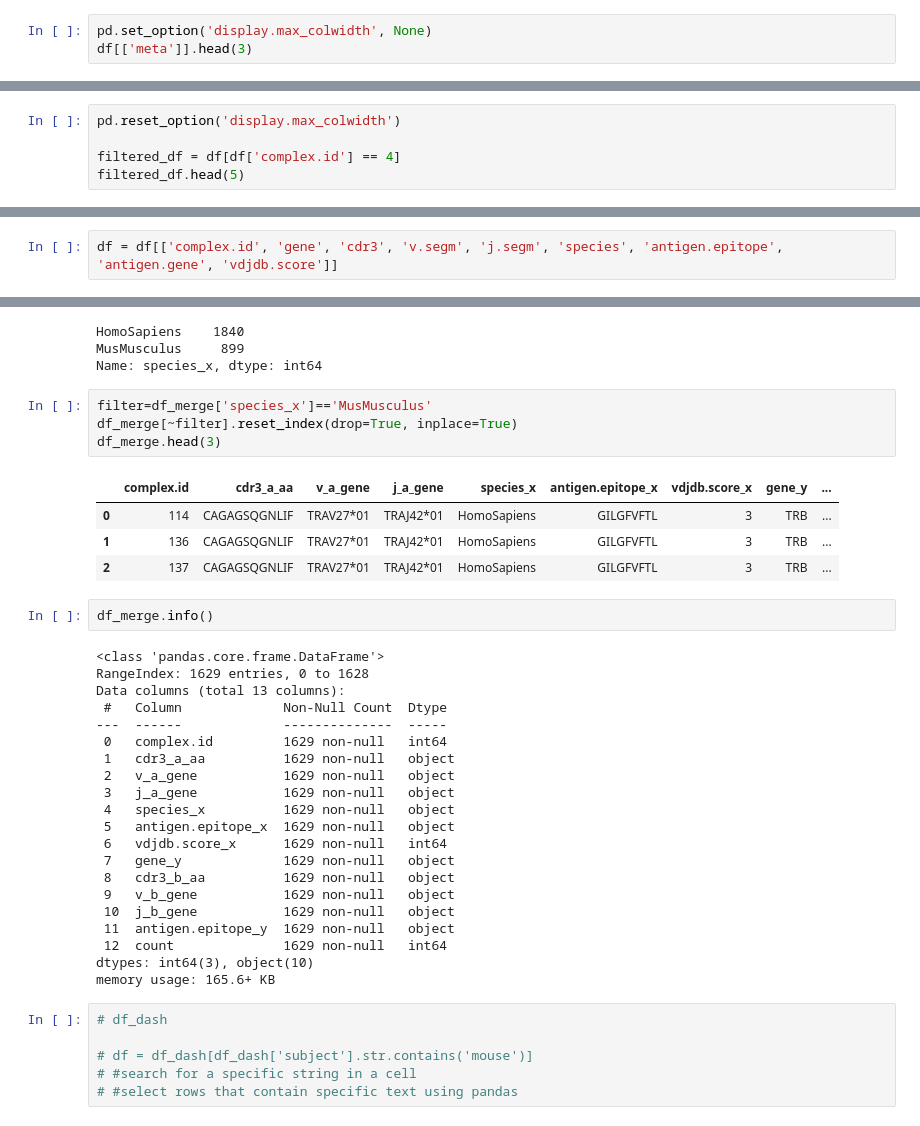
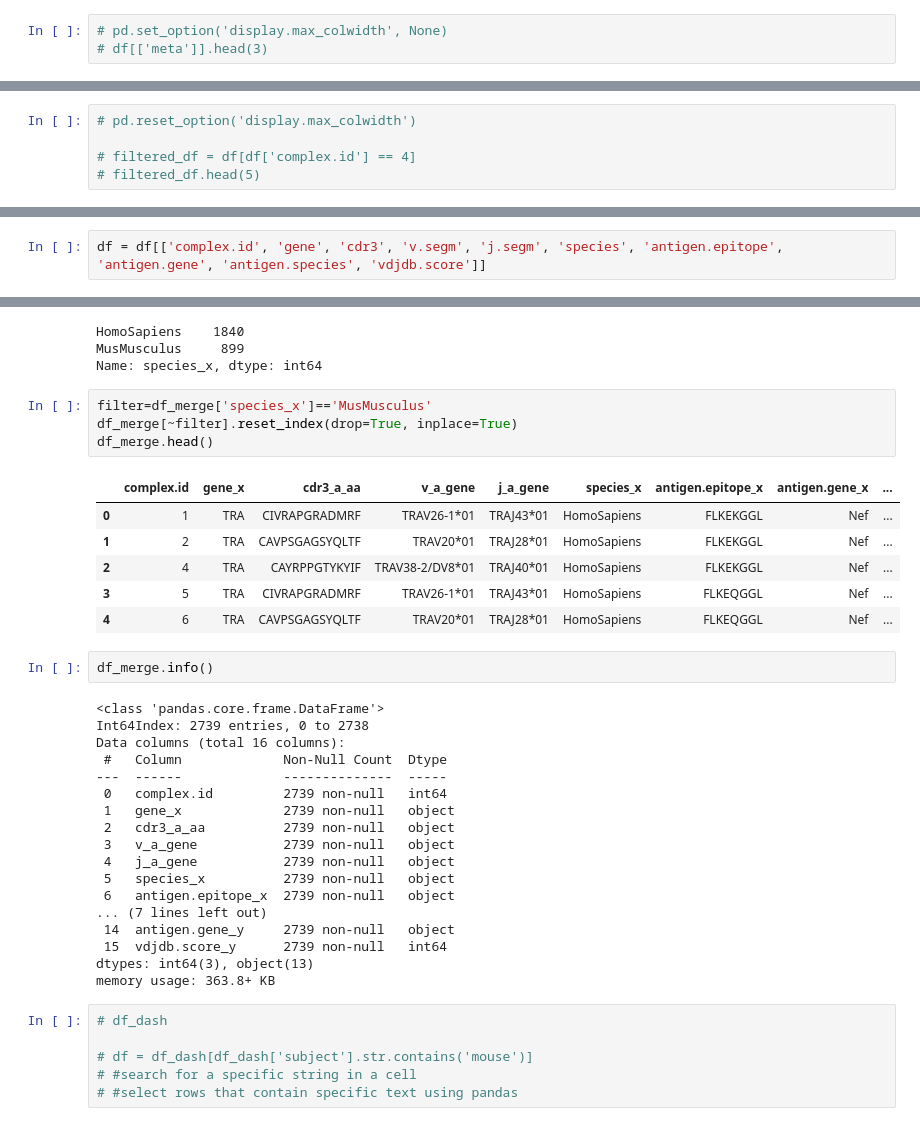
Before and after one commit to UoB-DSMP-2023-24/dsmp-2024-group-7, a Jupyter notebook: Bach's Part/Mini Project-Bach.ipynb, the cells around one changed output, grey strips where cells are left out. Saved outputs shown, nothing was run; the diff lists cells and outputs as text.

```diff
--- a/Bach's Part/Mini Project-Bach.ipynb
+++ b/Bach's Part/Mini Project-Bach.ipynb
@@ -22,3 +21,3 @@ array(['HomoSapiens', 'MusMusculus', 'MacacaMulatta'], dtype=object)
 # %%
-pd.set_option('display.max_colwidth', None)
-df[['meta']].head(3)
+# pd.set_option('display.max_colwidth', None)
+# df[['meta']].head(3)
@@ -30,5 +24,5 @@ df[['meta']].head(3)
 # %%
-pd.reset_option('display.max_colwidth')
+# pd.reset_option('display.max_colwidth')
 
-filtered_df = df[df['complex.id'] == 4]
-filtered_df.head(5)
+# filtered_df = df[df['complex.id'] == 4]
+# filtered_df.head(5)
@@ -215,7 +180,7 @@ array(['complex.id', 'gene', 'cdr3', 'v.segm', 'j.segm', 'species',
        'mhc.a', 'mhc.b', 'mhc.class', 'antigen.epitope', 'antigen.gene',
        'antigen.species', 'vdjdb.score', 'meta'], dtype=object)
 # %%
-df = df[['complex.id', 'gene', 'cdr3', 'v.segm', 'j.segm', 'species', 'antigen.epitope', 'antigen.gene', 'vdjdb.score']]
+df = df[['complex.id', 'gene', 'cdr3', 'v.segm', 'j.segm', 'species', 'antigen.epitope', 'antigen.gene', 'antigen.species', 'vdjdb.score']]
 # %%
 filter=df['vdjdb.score']==0
 df=df[~filter]
@@ -509,35 +569,34 @@ Name: species_x, dtype: int64
 # %%
 filter=df_merge['species_x']=='MusMusculus'
 df_merge[~filter].reset_index(drop=True, inplace=True)
-df_merge.head(3)
+df_merge.head()
 # %% [output]
-|  | complex.id | cdr3_a_aa | v_a_gene | j_a_gene | species_x | antigen.epitope_x | vdjdb.score_x | gene_y | ... |
-| 0 | 114 | CAGAGSQGNLIF | TRAV27*01 | TRAJ42*01 | HomoSapiens | GILGFVFTL | 3 | TRB | ... |
-| 1 | 136 | CAGAGSQGNLIF | TRAV27*01 | TRAJ42*01 | HomoSapiens | GILGFVFTL | 3 | TRB | ... |
-| 2 | 137 | CAGAGSQGNLIF | TRAV27*01 | TRAJ42*01 | HomoSapiens | GILGFVFTL | 3 | TRB | ... |
+|  | complex.id | gene_x | cdr3_a_aa | v_a_gene | j_a_gene | species_x | antigen.epitope_x | antigen.gene_x | ... |
+| 0 | 1 | TRA | CIVRAPGRADMRF | TRAV26-1*01 | TRAJ43*01 | HomoSapiens | FLKEKGGL | Nef | ... |
+| 1 | 2 | TRA | CAVPSGAGSYQLTF | TRAV20*01 | TRAJ28*01 | HomoSapiens | FLKEKGGL | Nef | ... |
+| 2 | 4 | TRA | CAYRPPGTYKYIF | TRAV38-2/DV8*01 | TRAJ40*01 | HomoSapiens | FLKEKGGL | Nef | ... |
+| 3 | 5 | TRA | CIVRAPGRADMRF | TRAV26-1*01 | TRAJ43*01 | HomoSapiens | FLKEQGGL | Nef | ... |
+| 4 | 6 | TRA | CAVPSGAGSYQLTF | TRAV20*01 | TRAJ28*01 | HomoSapiens | FLKEQGGL | Nef | ... |
 # %%
 df_merge.info()
 # %% [output]
 <class 'pandas.core.frame.DataFrame'>
-RangeIndex: 1629 entries, 0 to 1628
-Data columns (total 13 columns):
+Int64Index: 2739 entries, 0 to 2738
+Data columns (total 16 columns):
  #   Column             Non-Null Count  Dtype
 ---  ------             --------------  -----
- 0   complex.id         1629 non-null   int64
- 1   cdr3_a_aa          1629 non-null   object
- 2   v_a_gene           1629 non-null   object
- 3   j_a_gene           1629 non-null   object
- 4   species_x          1629 non-null   object
- 5   antigen.epitope_x  1629 non-null   object
- 6   vdjdb.score_x      1629 non-null   int64
- 7   gene_y             1629 non-null   object
- 8   cdr3_b_aa          1629 non-null   object
- 9   v_b_gene           1629 non-null   object
- 10  j_b_gene           1629 non-null   object
- 11  antigen.epitope_y  1629 non-null   object
- 12  count              1629 non-null   int64
-dtypes: int64(3), object(10)
-memory usage: 165.6+ KB
+ 0   complex.id         2739 non-null   int64
+ 1   gene_x             2739 non-null   object
+ 2   cdr3_a_aa          2739 non-null   object
+ 3   v_a_gene           2739 non-null   object
+ 4   j_a_gene           2739 non-null   object
+ 5   species_x          2739 non-null   object
+ 6   antigen.epitope_x  2739 non-null   object
+... (7 lines left out)
+ 14  antigen.gene_y     2739 non-null   object
+ 15  vdjdb.score_y      2739 non-null   int64
+dtypes: int64(3), object(13)
+memory usage: 363.8+ KB
 # %%
 # df_dash
 
```
Also changed, not shown: parts of 79 cells of this notebook, 1 other file.
